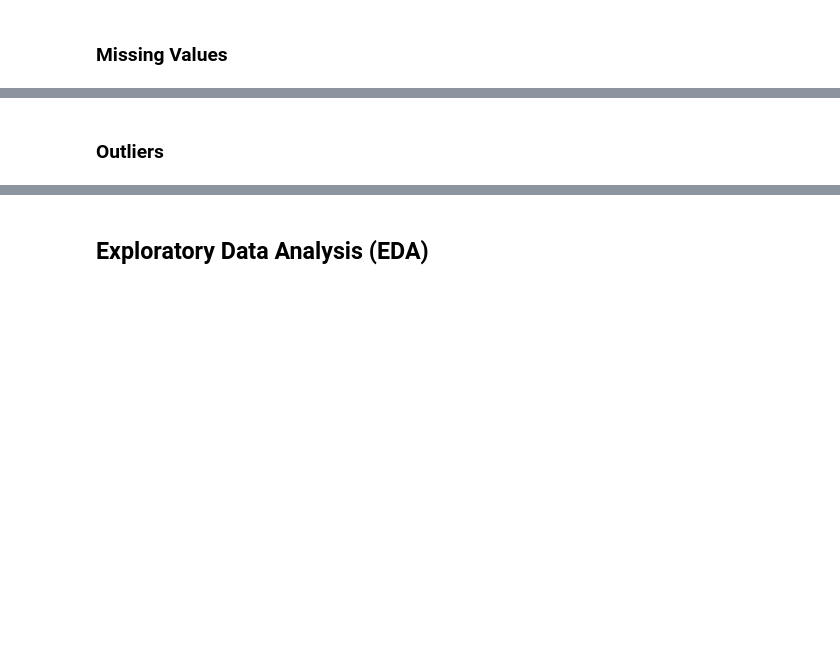
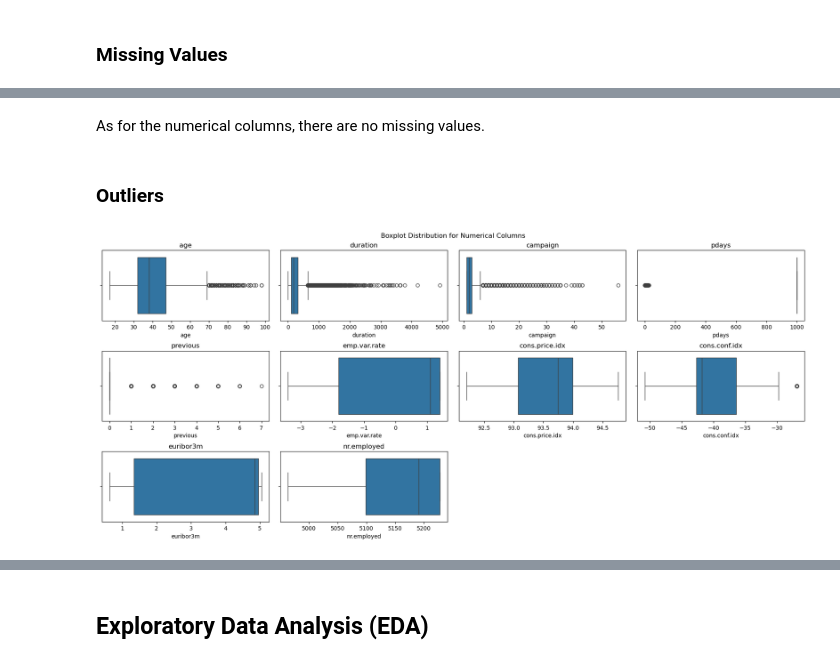
Before and after one commit to seanka/Python-BankTelemarketing-MachineLearning, a Jupyter notebook: Notebook/Notebook.ipynb, the cells around one changed output, grey strips where cells are left out. Cells and saved outputs as stored; diff of their text form; code cells hidden in the pictures; blank space fills up the shorter version.

```diff
--- a/Notebook/Notebook.ipynb
+++ b/Notebook/Notebook.ipynb
@@ -151,0 +210,7 @@ Missing Attribute Values: There are several missing values in some categorical a
+# %%
+data = data[(data['job'] != "unknown") & (data['marital'] != "unknown") & (data['education'] != "unknown") &
+            (data['housing'] != "unknown") & data['loan'] != "unknown"]
+# %%
+numerical_columns = data.select_dtypes(include='number')
+
+numerical_columns.isnull().sum()
@@ -152,2 +229,21 @@ Missing Attribute Values: There are several missing values in some categorical a
+# %% [markdown]
+As for the numerical columns, there are no missing values.
 # %% [markdown]
 ### Outliers
+# %%
+fig, axes = plt.subplots(3, 4, figsize=(18, 8))
+
+axes = axes.flatten()
+for i, col in enumerate(numerical_columns):
+    sns.boxplot(x=data[col], ax=axes[i])
+    axes[i].set_title(col)
+
+for i in range(len(numerical_columns.columns), len(axes)):
+    fig.delaxes(axes[i])
+
+plt.tight_layout()
+fig.subplots_adjust(top=0.925)
+plt.suptitle("Boxplot Distribution for Numerical Columns")
+plt.show()
+# %% [output]
+[figure, added]
```
Also changed, not shown: parts of 18 cells of this notebook.
